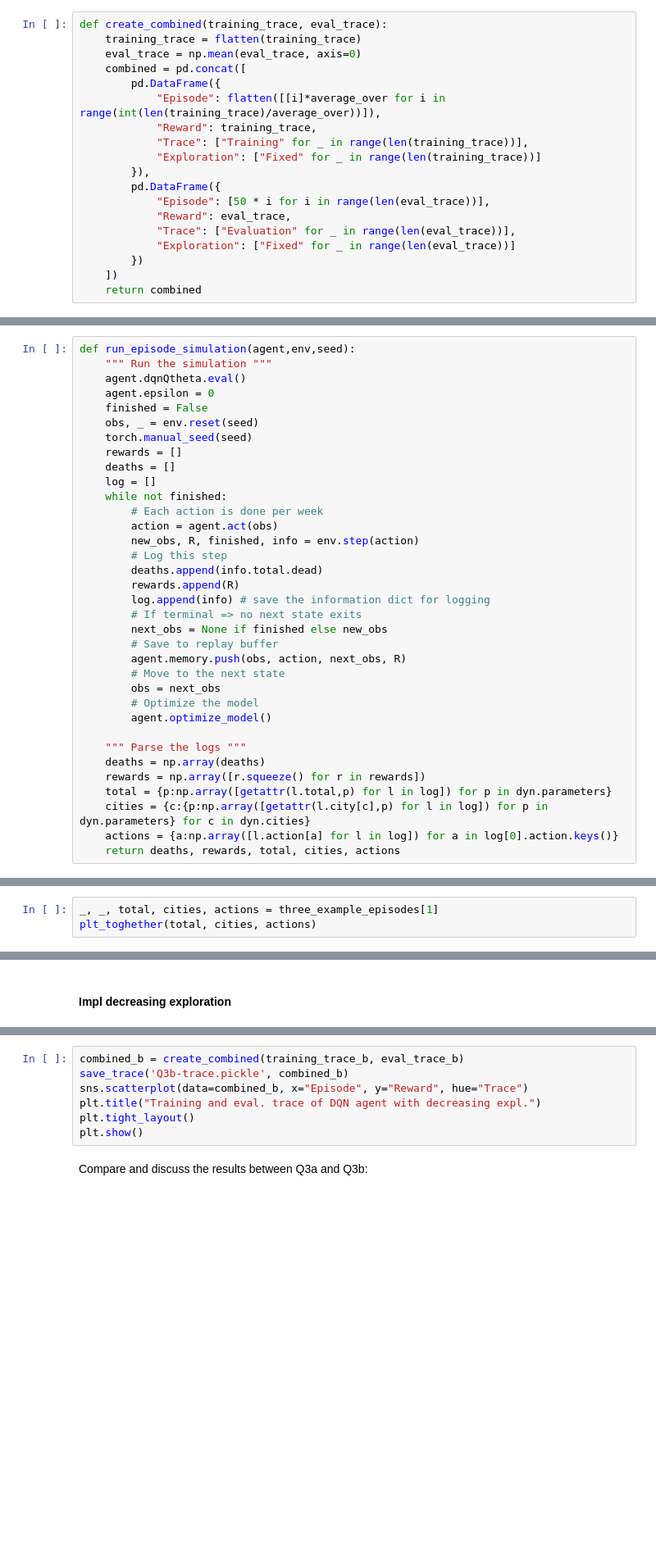
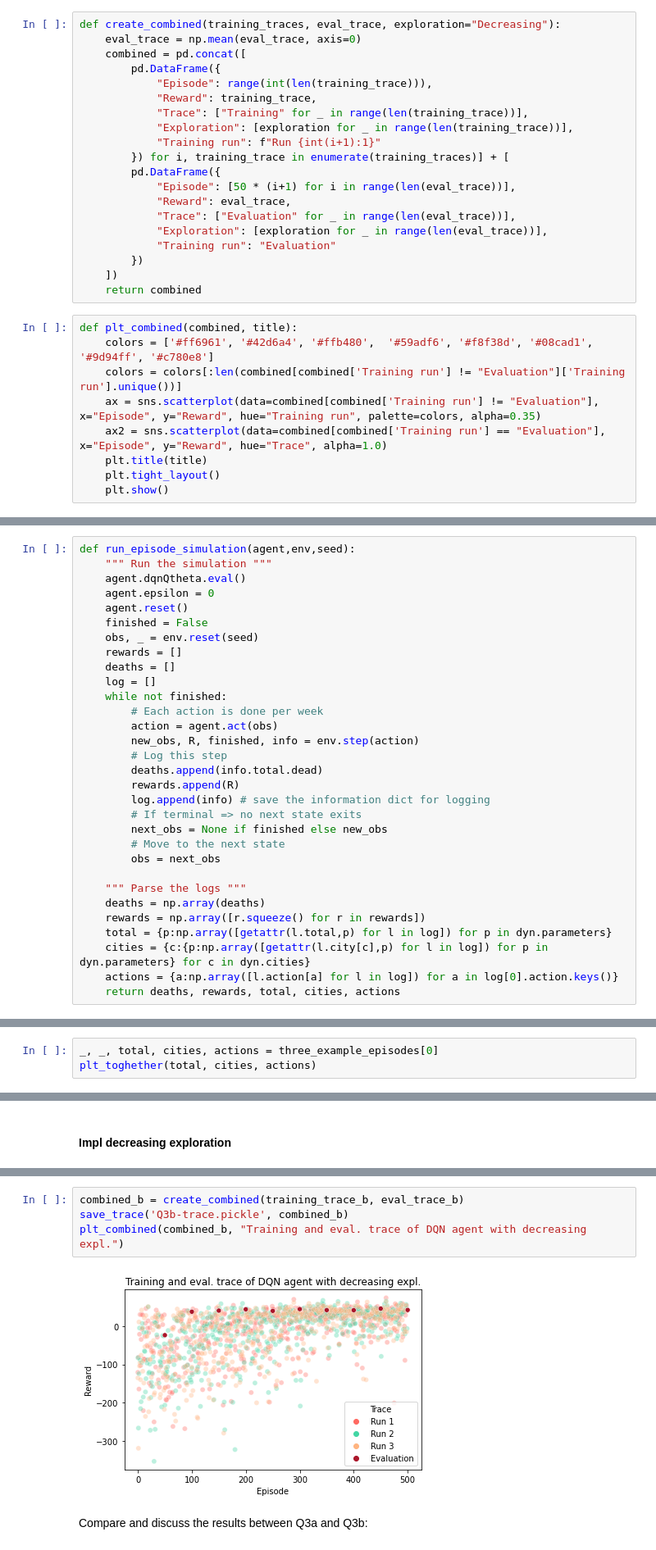
Before and after one commit to Toroto006/ANN-RL-project-DQN, a Jupyter notebook: allQuestions.ipynb, the cells around one changed output, grey strips where cells are left out. Shown: that part at 82% size. Drawn from its saved outputs; the diff is of its cells as text; blank space fills up the shorter version.

```diff
--- a/allQuestions.ipynb
+++ b/allQuestions.ipynb
@@ -623,20 +699,30 @@ training_trace, eval_trace = list(zip(*[run_simulation(DQNagent(env),env,SEED,ag
 # %%
-def create_combined(training_trace, eval_trace):
-    training_trace = flatten(training_trace)
+def create_combined(training_traces, eval_trace, exploration="Decreasing"):
     eval_trace = np.mean(eval_trace, axis=0)
     combined = pd.concat([
         pd.DataFrame({
-            "Episode": flatten([[i]*average_over for i in range(int(len(training_trace)/average_over))]),
+            "Episode": range(int(len(training_trace))),
             "Reward": training_trace,
             "Trace": ["Training" for _ in range(len(training_trace))],
-            "Exploration": ["Fixed" for _ in range(len(training_trace))]
-        }),
+            "Exploration": [exploration for _ in range(len(training_trace))],
+            "Training run": f"Run {int(i+1):1}"
+        }) for i, training_trace in enumerate(training_traces)] + [
         pd.DataFrame({
-            "Episode": [50 * i for i in range(len(eval_trace))],
+            "Episode": [50 * (i+1) for i in range(len(eval_trace))],
             "Reward": eval_trace,
             "Trace": ["Evaluation" for _ in range(len(eval_trace))],
-            "Exploration": ["Fixed" for _ in range(len(eval_trace))]
+            "Exploration": [exploration for _ in range(len(eval_trace))],
+            "Training run": "Evaluation"
         })
     ])
     return combined
+# %%
+def plt_combined(combined, title):
+    colors = ['#ff6961', '#42d6a4', '#ffb480',  '#59adf6', '#f8f38d', '#08cad1', '#9d94ff', '#c780e8']
+    colors = colors[:len(combined[combined['Training run'] != "Evaluation"]['Training run'].unique())]
+    ax = sns.scatterplot(data=combined[combined['Training run'] != "Evaluation"], x="Episode", y="Reward", hue="Training run", palette=colors, alpha=0.35)
+    ax2 = sns.scatterplot(data=combined[combined['Training run'] == "Evaluation"], x="Episode", y="Reward", hue="Trace", alpha=1.0)
+    plt.title(title)
+    plt.tight_layout()
+    plt.show()
 # %%
@@ -655,9 +742,9 @@ def run_episode_simulation(agent,env,seed):
     """ Run the simulation """
     agent.dqnQtheta.eval()
     agent.epsilon = 0
+    agent.reset()
     finished = False
     obs, _ = env.reset(seed)
-    torch.manual_seed(seed)
     rewards = []
     deaths = []
     log = []
@@ -671,12 +758,8 @@ def run_episode_simulation(agent,env,seed):
         log.append(info) # save the information dict for logging
         # If terminal => no next state exits
         next_obs = None if finished else new_obs
-        # Save to replay buffer
-        agent.memory.push(obs, action, next_obs, R)
         # Move to the next state
         obs = next_obs
-        # Optimize the model
-        agent.optimize_model()
 
     """ Parse the logs """
     deaths = np.array(deaths)
@@ -731,5 +814,5 @@ def plt_toghether(total, cities, actions):
     fig.tight_layout()
     plt.show()
 # %%
-_, _, total, cities, actions = three_example_episodes[1]
+_, _, total, cities, actions = three_example_episodes[0]
 plt_toghether(total, cities, actions)
@@ -770,9 +873,8 @@ training_trace_b, eval_trace_b = list(zip(*[run_simulation(DQNagent(env),env,SEE
 # %%
 combined_b = create_combined(training_trace_b, eval_trace_b)
 save_trace('Q3b-trace.pickle', combined_b)
-sns.scatterplot(data=combined_b, x="Episode", y="Reward", hue="Trace")
-plt.title("Training and eval. trace of DQN agent with decreasing expl.")
-plt.tight_layout()
-plt.show()
+plt_combined(combined_b, "Training and eval. trace of DQN agent with decreasing expl.")
+# %% [output]
+[figure, added]
 # %% [markdown]
 Compare and discuss the results between Q3a and Q3b:
```
Also changed, not shown: parts of 48 cells of this notebook.
